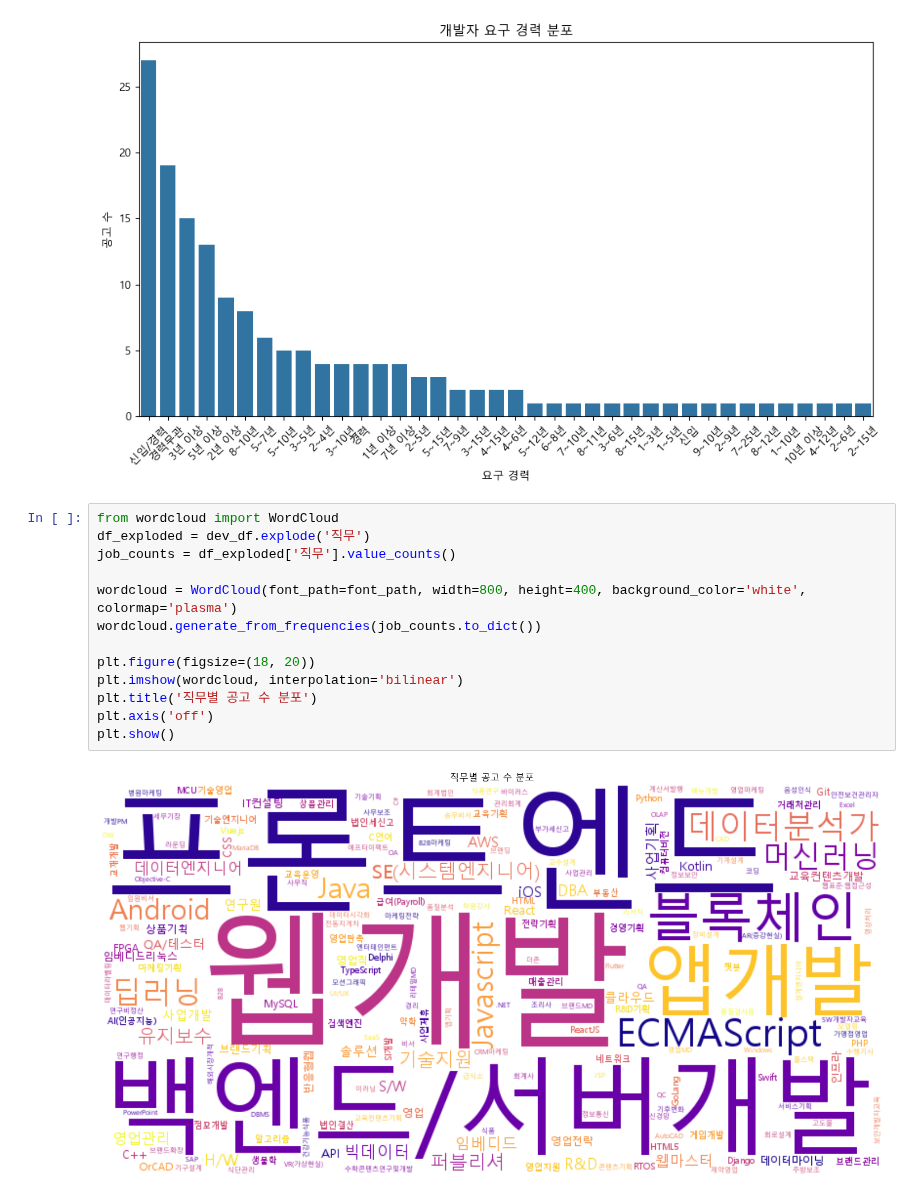
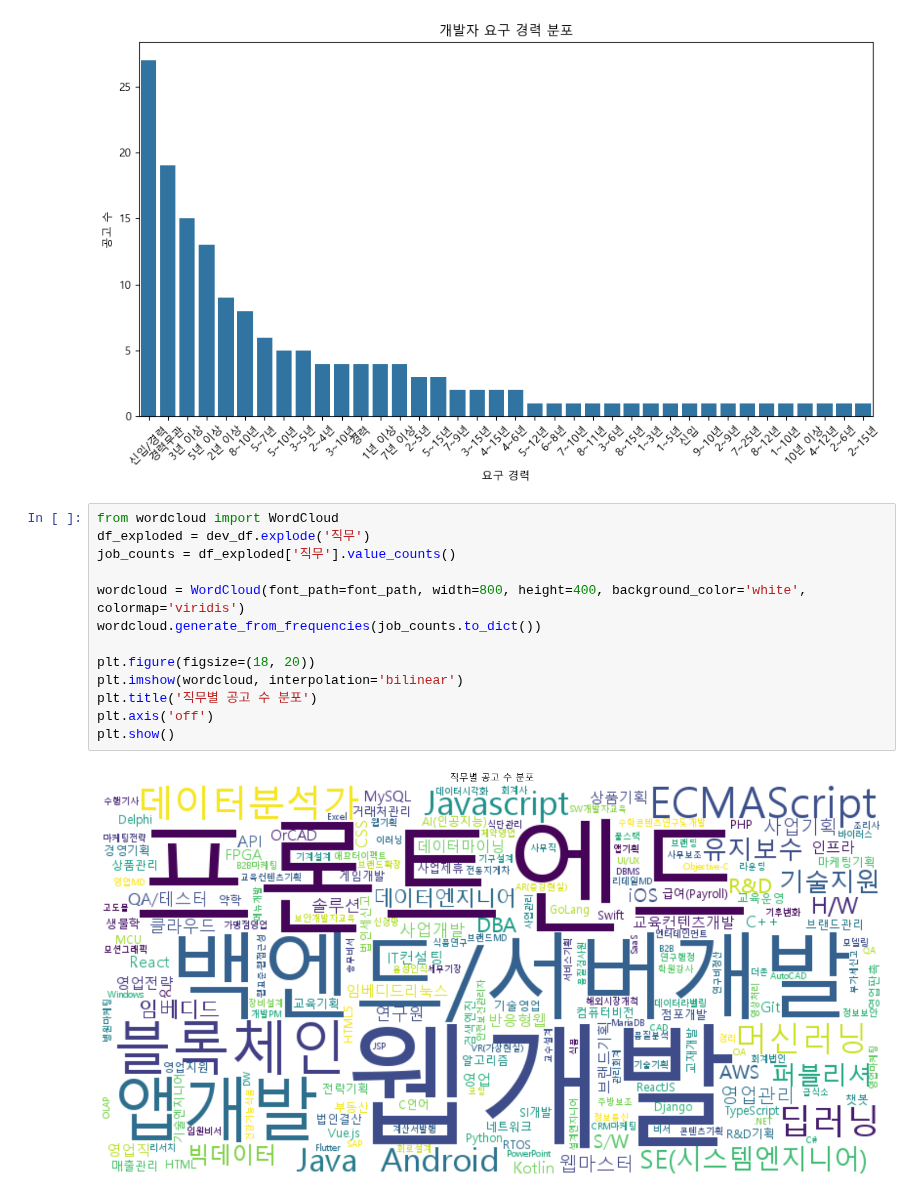
Before and after one commit to Ahn-TaeKyung/Python_Webscraping_Analysis, a Jupyter notebook: Practice/test.ipynb, the cells around one changed output. Saved outputs shown, nothing was run; the diff lists cells and outputs as text.

Commit message:
wordcloud

```diff
--- a/Practice/test.ipynb
+++ b/Practice/test.ipynb
@@ -401,15 +401,15 @@ plt.show()
 # %%
 from wordcloud import WordCloud
 df_exploded = dev_df.explode('직무')
 job_counts = df_exploded['직무'].value_counts()
 
-wordcloud = WordCloud(font_path=font_path, width=800, height=400, background_color='white', colormap='plasma')
+wordcloud = WordCloud(font_path=font_path, width=800, height=400, background_color='white', colormap='viridis')
 wordcloud.generate_from_frequencies(job_counts.to_dict())
 
 plt.figure(figsize=(18, 20))
 plt.imshow(wordcloud, interpolation='bilinear')
 plt.title('직무별 공고 수 분포')
 plt.axis('off')
 plt.show()
 # %% [output]
-[figure, old version]
+[figure, new version]
```
